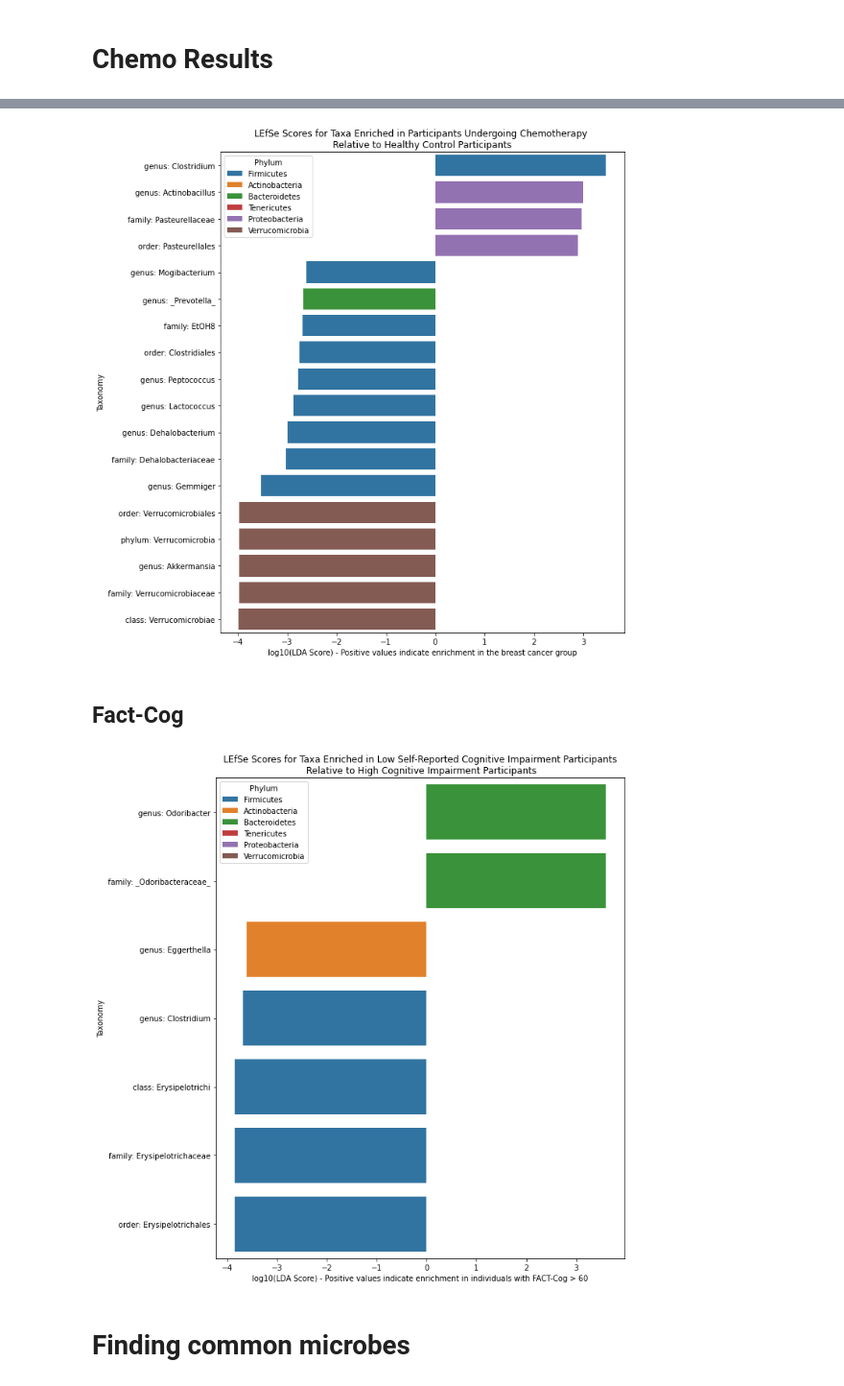
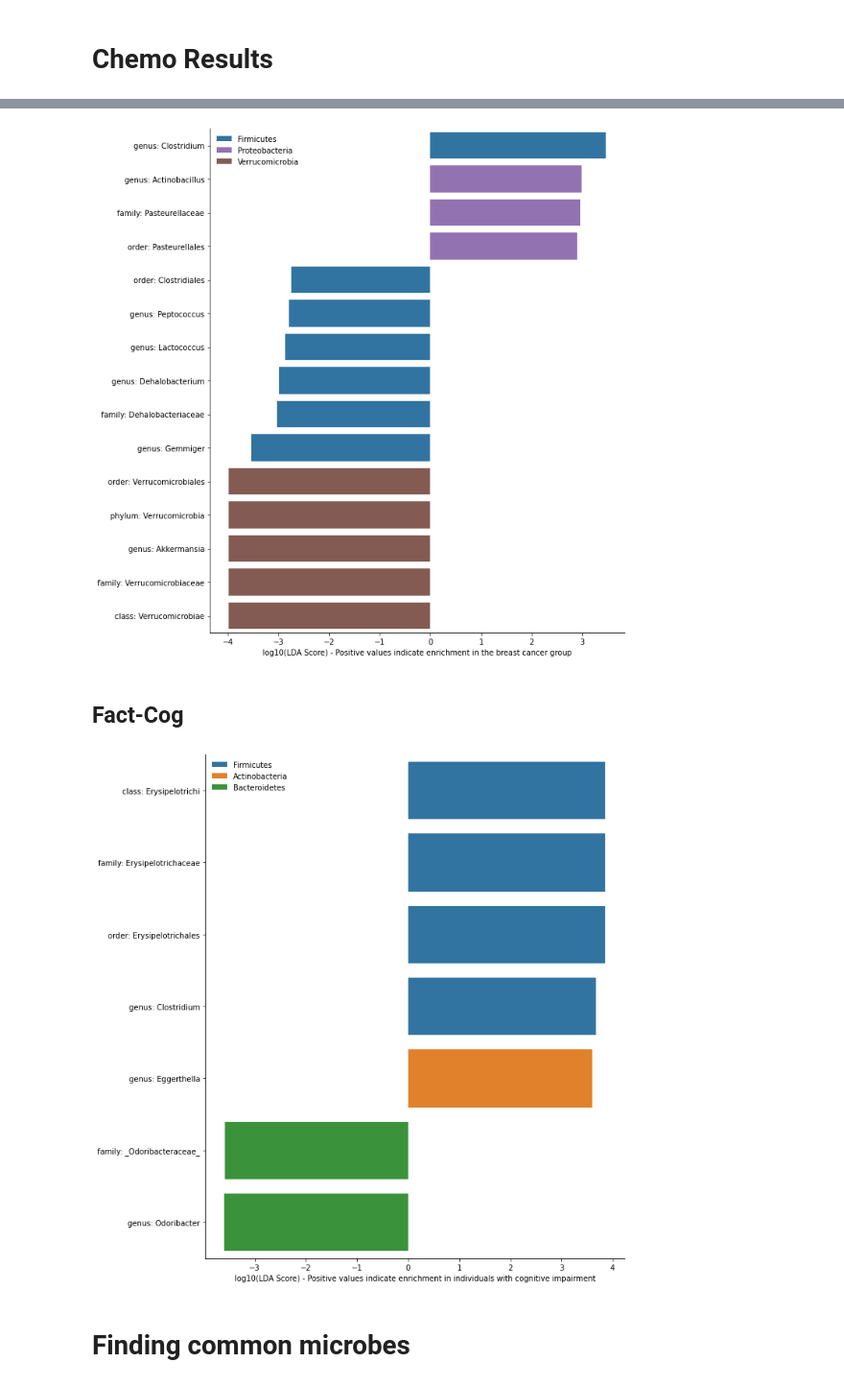
Before and after one commit to sterrettJD/Chemobrain, a Jupyter notebook: LEfSe.ipynb, the cells around one changed output, grey strips where cells are left out. Shown at 96% size. Cells and saved outputs as stored; diff of their text form; code cells hidden in the pictures.

Commit message:
update lefse plots

```diff
--- a/LEfSe.ipynb
+++ b/LEfSe.ipynb
@@ -390,14 +380,21 @@ lefse.loc[(lefse["LDA Score (log10)"] < -2.5) | (lefse["LDA Score (log10)"] > 2)
 ax = sns.barplot(y="plotnames",
                  x="LDA Score (log10)",
                  hue = "Phylum",
-                 data = lefse.loc[(lefse["LDA Score (log10)"] < -2.5) | (lefse["LDA Score (log10)"] > 2)],
+                 data = lefse.loc[(lefse["LDA Score (log10)"] < -2.7) | (lefse["LDA Score (log10)"] > 2)],
                  dodge=False,
-                 hue_order=["Firmicutes", "Actinobacteria", "Bacteroidetes","Tenericutes",
-                            "Proteobacteria","Verrucomicrobia"])
+                 hue_order=["Firmicutes",
+                            #"Actinobacteria","Bacteroidetes","Tenericutes",
+                            "Proteobacteria","Verrucomicrobia"],
+                palette=["tab:blue", "tab:purple", "tab:brown"])
 
-ax.set_ylabel("Taxonomy")
-ax.set_title("LEfSe Scores for Taxa Enriched in Participants Undergoing Chemotherapy \nRelative to Healthy Control Participants")
+ax.set_ylabel(None)
+# ax.set_title("LEfSe Scores for Taxa Enriched in Breast Cancer Participants \nRelative to Healthy Control Participants")
 ax.set_xlabel("log10(LDA Score) - Positive values indicate enrichment in the breast cancer group")
+
+ax.spines[["top", "right"]].set_visible(False)
+
+ax.legend(frameon=False)
+
 plt.gcf().set_size_inches(10,10)
 plt.tight_layout()
 
@@ -405,7 +402,7 @@ plt.savefig("Figures/Chemo-LEfSe.pdf")
 plt.savefig("Figures/Chemo-LEfSe.png")
 plt.show()
 # %% [output]
-[figure, old version]
+[figure, new version]
 # %%
 chemolefse = lefse
 # %%
@@ -441,29 +438,36 @@ lefse.loc[:,'Genus'] = lefse.loc[:,'tax_split'].apply(lambda x: x[5])
 lefse.loc[:,'Species'] = lefse.loc[:,'tax_split'].apply(lambda x: x[6])
 lefse.drop('tax_split', axis=1, inplace=True)
 
-lefse.loc[lefse["Highest Class"]=="low","LDA Score (log10)"] = lefse.loc[lefse["Highest Class"]=="low","LDA Score (log10)"].apply(lambda x: -1*x)
+lefse.loc[lefse["Highest Class"]=="high","LDA Score (log10)"] = lefse.loc[lefse["Highest Class"]=="high","LDA Score (log10)"].apply(lambda x: -1*x)
 
 lefse.sort_values("LDA Score (log10)", ascending=False, inplace=True)
 # %%
 ax = sns.barplot(y="plotnames",
                  x="LDA Score (log10)",
                  hue="Phylum",
                  data=lefse.loc[(lefse["LDA Score (log10)"] < -2) | (lefse["LDA Score (log10)"] > 2)],
                  dodge=False,
-                 hue_order=["Firmicutes", "Actinobacteria", "Bacteroidetes","Tenericutes",
-                            "Proteobacteria","Verrucomicrobia"])
+                 hue_order=["Firmicutes", "Actinobacteria", "Bacteroidetes",
+                            #"Tenericutes", "Proteobacteria","Verrucomicrobia"
+                           ])
 
-ax.set_ylabel("Taxonomy")
-ax.set_title("LEfSe Scores for Taxa Enriched in Low Self-Reported Cognitive Impairment Participants\n Relative to High Cognitive Impairment Participants")
-ax.set_xlabel("log10(LDA Score) - Positive values indicate enrichment in individuals with FACT-Cog > 60")
+ax.set_ylabel(None)
+#ax.set_title("LEfSe Scores for Taxa Enriched in Participants with High Cognitive Impairment\n Relative to Participants with Low Cognitive Impairment")
+ax.set_xlabel("log10(LDA Score) - Positive values indicate enrichment in individuals with cognitive impairment")
+
+ax.spines[["top", "right"]].set_visible(False)
+
+ax.legend(frameon=False)
+
 plt.gcf().set_size_inches(10,10)
 plt.tight_layout()
+
 
 plt.savefig("Figures/FACT-LEfSe.pdf")
 plt.savefig("Figures/FACT-LEfSe.png")
 plt.show()
 # %% [output]
-[figure, old version]
+[figure, new version]
 # %% [markdown]
 # Finding common microbes
 # %%
```
Also changed, not shown: parts of 7 cells of this notebook.
